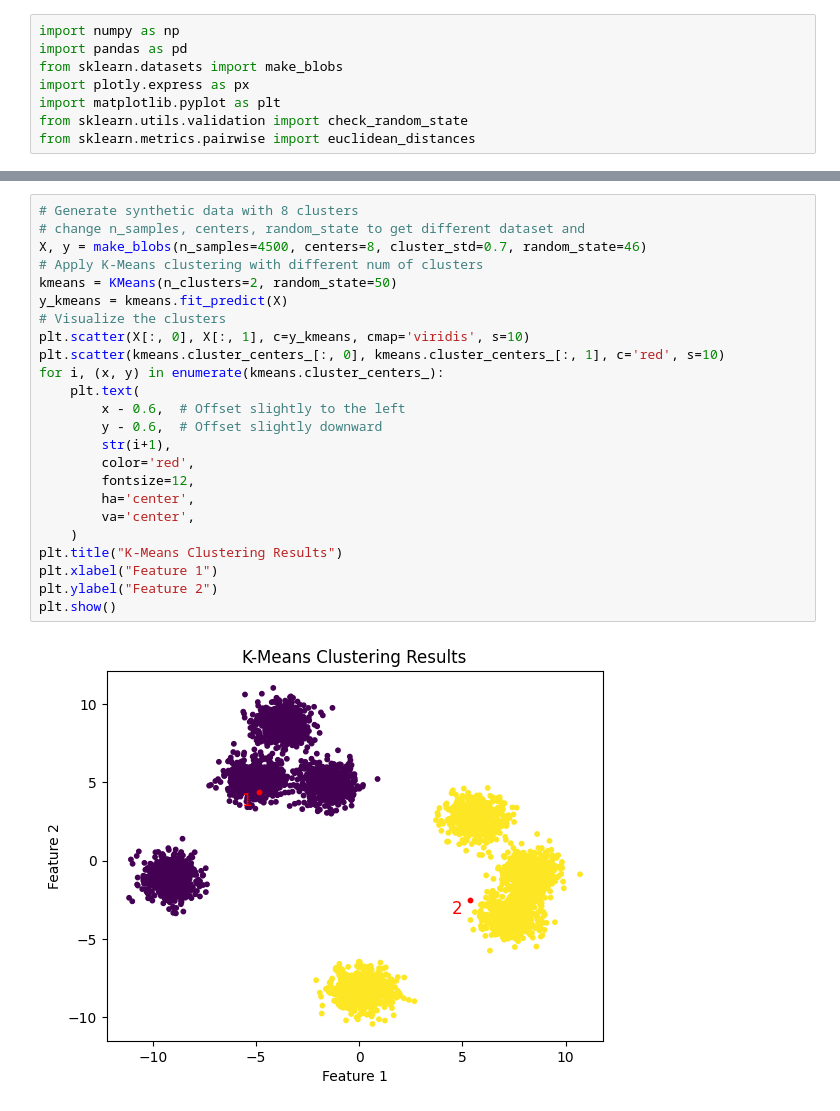
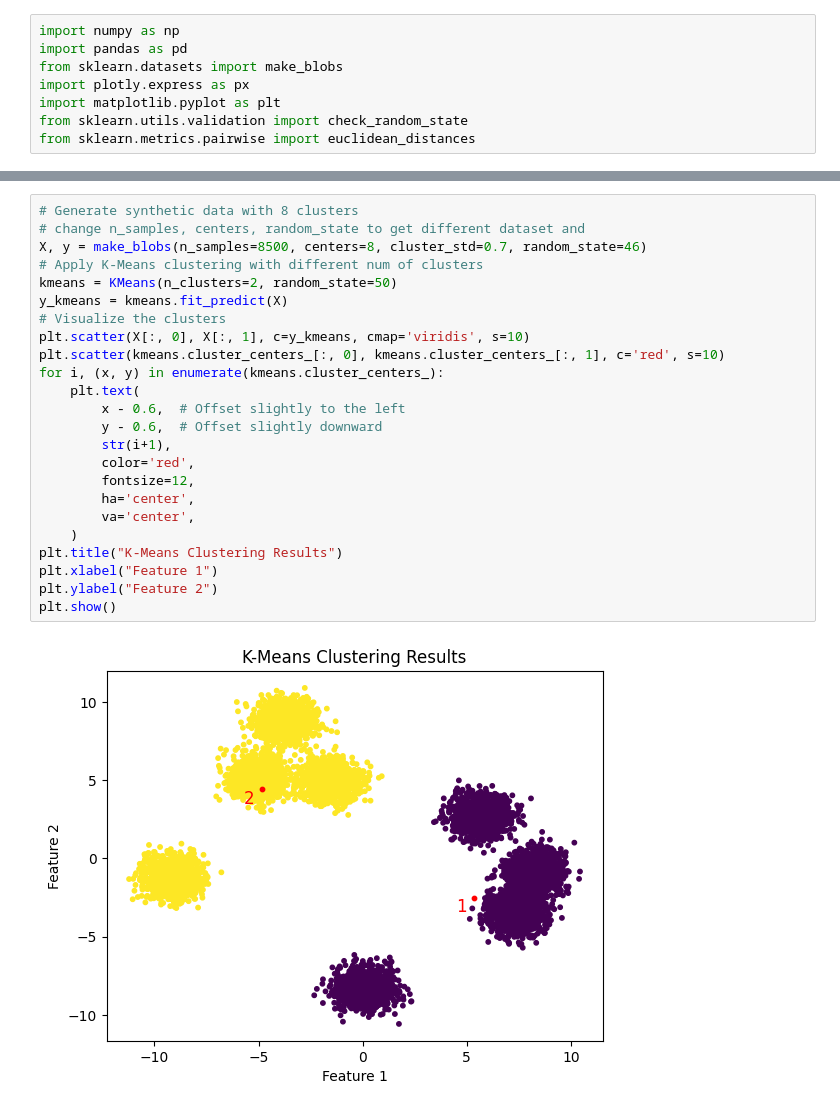
Before and after one commit to Mahir-Uddin0/density-aware-cluster-splitting, a Jupyter notebook: notebooks/approach1_grid_count/Clustering_Project.ipynb, the cells around one changed output, grey strips where cells are left out. Cells and saved outputs as stored; diff of their text form.

```diff
--- a/notebooks/approach1_grid_count/Clustering_Project.ipynb
+++ b/notebooks/approach1_grid_count/Clustering_Project.ipynb
@@ -210,29 +231,29 @@ class KMeans():
 # %%
 # Generate synthetic data with 8 clusters
 # change n_samples, centers, random_state to get different dataset and
-X, y = make_blobs(n_samples=4500, centers=8, cluster_std=0.7, random_state=46)
+X, y = make_blobs(n_samples=8500, centers=8, cluster_std=0.7, random_state=46)
 # Apply K-Means clustering with different num of clusters
 kmeans = KMeans(n_clusters=2, random_state=50)
 y_kmeans = kmeans.fit_predict(X)
 # Visualize the clusters
 plt.scatter(X[:, 0], X[:, 1], c=y_kmeans, cmap='viridis', s=10)
 plt.scatter(kmeans.cluster_centers_[:, 0], kmeans.cluster_centers_[:, 1], c='red', s=10)
 for i, (x, y) in enumerate(kmeans.cluster_centers_):
     plt.text(
         x - 0.6,  # Offset slightly to the left
         y - 0.6,  # Offset slightly downward
         str(i+1),
         color='red',
         fontsize=12,
         ha='center',
         va='center',
     )
 plt.title("K-Means Clustering Results")
 plt.xlabel("Feature 1")
 plt.ylabel("Feature 2")
 plt.show()
 # %% [output]
-[figure, old version]
+[figure, new version]
 # %%
 # calling the split_clusters function will split and give the final clustering result
 y_kmeans = kmeans.split_clusters(X)
```
Also changed, not shown: parts of 2 cells of this notebook.
